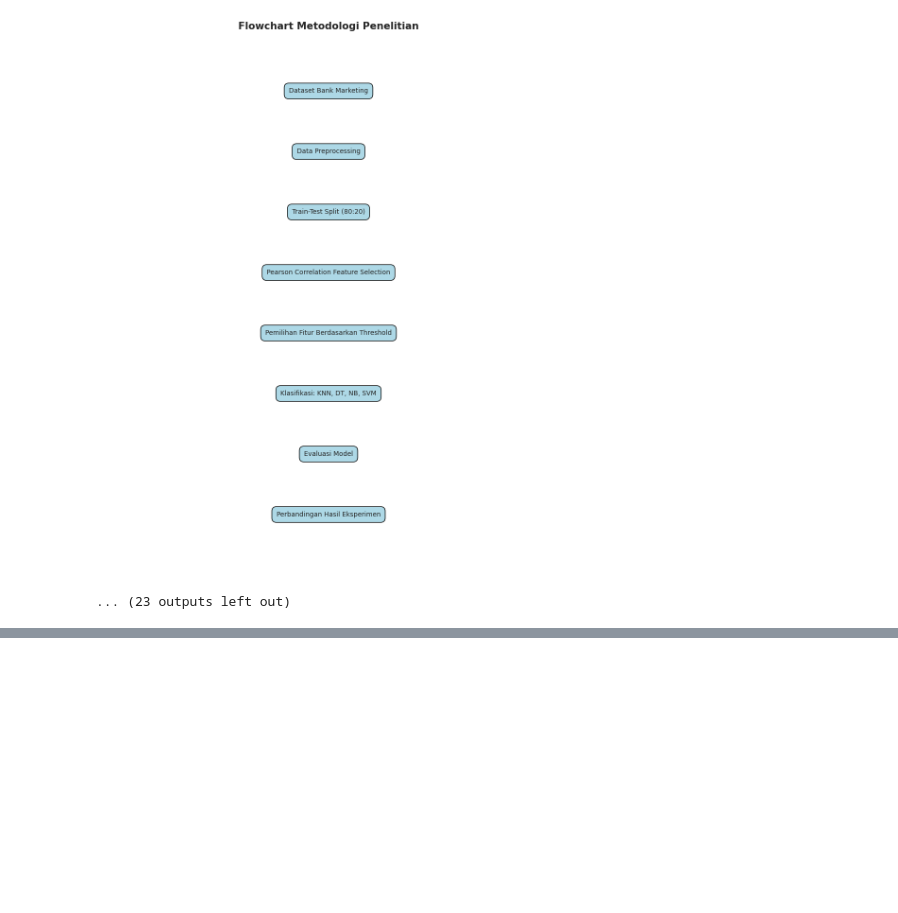
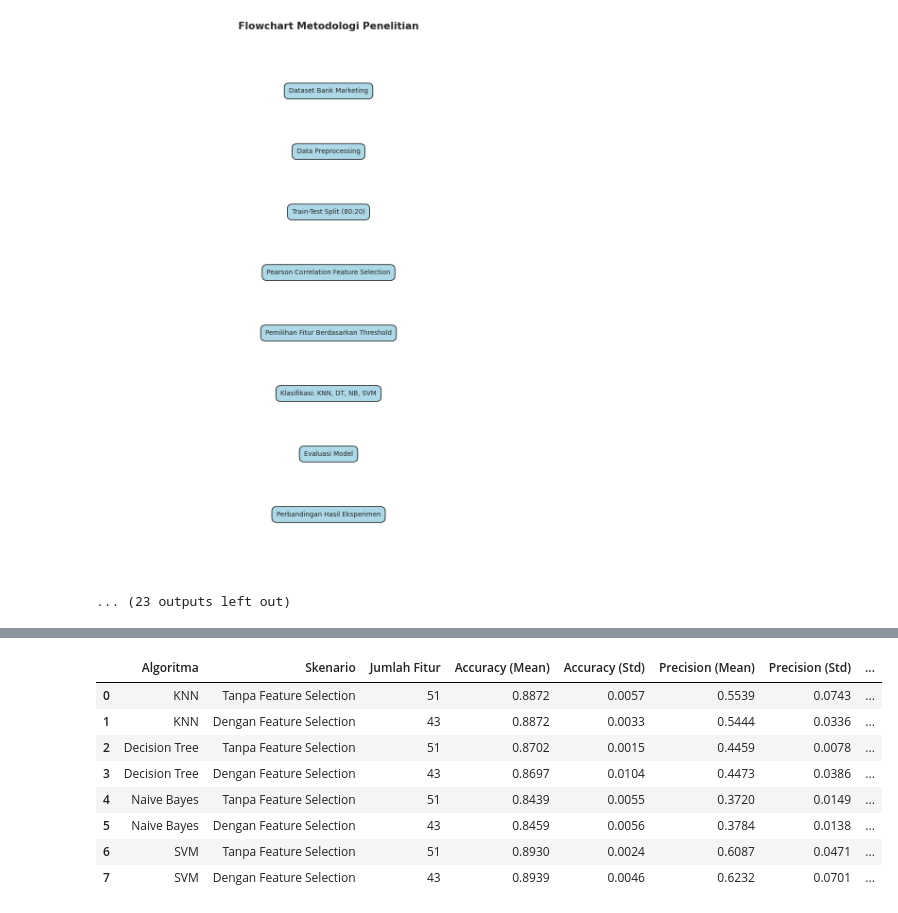
Before and after one commit to ImNotDanish05/2026_Pembelajaran-Mesin_TI-3A, a Jupyter notebook: Week_10/Penilitian_Klasifikasi.ipynb, the cells around one changed output, grey strips where cells are left out. Drawn from its saved outputs; the diff is of its cells as text; code cells hidden in the pictures; blank space fills up the shorter version.

```diff
--- a/Week_10/Penilitian_Klasifikasi.ipynb
+++ b/Week_10/Penilitian_Klasifikasi.ipynb
@@ -1098,0 +1105,83 @@ Membuat Flowchart Metodologi Penelitian...
+# %%
+from sklearn.model_selection import StratifiedKFold, cross_validate
+
+print("=" * 75)
+print("PROSES EVALUASI DENGAN 5-FOLD CROSS-VALIDATION (OPTIMIZED)")
+print("=" * 75)
+
+# Agar prosesnya cepat dan tidak memakan waktu berjam-jam,
+# kita gunakan stratified sampling 10% dari data secara seimbang khusus untuk CV ini.
+sampler = StratifiedKFold(n_splits=10, shuffle=True, random_state=RANDOM_STATE)
+for _, sub_index in sampler.split(X, y):
+    X_sub, y_sub = X.iloc[sub_index], y.iloc[sub_index]
+    break # Kita hanya mengambil 1 fold (10% data) secara representatif
+
+print(f"Menggunakan sampel representatif sebanyak {len(X_sub)} baris untuk mempercepat Cross-Validation.")
+
+# Definisikan model kembali untuk memastikan kondisi awal bersih
+cv_models = {
+    "KNN": KNeighborsClassifier(n_neighbors=5, weights="uniform", metric="minkowski"),
+    "Decision Tree": DecisionTreeClassifier(criterion="gini", max_depth=None, random_state=RANDOM_STATE),
+    "Naive Bayes": GaussianNB(),
+    "SVM": SVC(kernel="rbf", C=1.0, gamma="scale", probability=False, random_state=RANDOM_STATE) # probability=False mempercepat proses drastis
+}
+
+# Gunakan StratifiedKFold agar distribusi kelas tetap seimbang di setiap fold
+cv = StratifiedKFold(n_splits=5, shuffle=True, random_state=RANDOM_STATE)
+
+# Praproses sampel data menggunakan preprocessor yang sudah di-fit sebelumnya
+X_sub_processed = preprocessor.transform(X_sub)
+X_sub_processed = pd.DataFrame(X_sub_processed, columns=feature_names)
+
+# Terapkan Feature Selection pada sampel data
+X_sub_selected = X_sub_processed[selected_features]
+
+# Lakukan scaling
+scaler_cv = StandardScaler()
+X_sub_scaled = scaler_cv.fit_transform(X_sub_processed)
+X_sub_selected_scaled = scaler_cv.fit_transform(X_sub_selected)
+
+scoring_metrics = ['accuracy', 'precision', 'recall', 'f1']
+cv_results_list = []
+
+for model_name, model in cv_models.items():
+    print(f"\nMelakukan Cross-Validation untuk: {model_name}...")
+
+    for scenario, data_input in [("Tanpa Feature Selection", X_sub_scaled),
+                                 ("Dengan Feature Selection", X_sub_selected_scaled)]:
+
+        cv_scores = cross_validate(
+            model,
+            data_input,
+            y_sub,
+            cv=cv,
+            scoring=scoring_metrics,
+            n_jobs=-1
+        )
+
+        cv_results_list.append({
+            "Algoritma": model_name,
+            "Skenario": scenario,
+            "Jumlah Fitur": data_input.shape[1],
+            "Accuracy (Mean)": np.mean(cv_scores['test_accuracy']),
+            "Accuracy (Std)": np.std(cv_scores['test_accuracy']),
+            "Precision (Mean)": np.mean(cv_scores['test_precision']),
+            "Precision (Std)": np.std(cv_scores['test_precision']),
+            "Recall (Mean)": np.mean(cv_scores['test_recall']),
+            "Recall (Std)": np.std(cv_scores['test_recall']),
+            "F1-Score (Mean)": np.mean(cv_scores['test_f1']),
+            "F1-Score (Std)": np.std(cv_scores['test_f1'])
+        })
+
+cv_results_df = pd.DataFrame(cv_results_list)
+
+# ================================================================
+# MENAMPILKAN TABEL HASIL CROSS-VALIDATION
+# ================================================================
+
+print("\n" + "=" * 75)
+print("TABEL EVALUASI CROSS-VALIDATION (SEBELUM VS SESUDAH FEATURE SELECTION)")
+print("=" * 75)
+
+display(cv_results_df.round(4))
+# %% [output]
@@ -1098,0 +1204,9 @@ Membuat Flowchart Metodologi Penelitian...
+|  | Algoritma | Skenario | Jumlah Fitur | Accuracy (Mean) | Accuracy (Std) | Precision (Mean) | Precision (Std) | ... |
+| 0 | KNN | Tanpa Feature Selection | 51 | 0.8872 | 0.0057 | 0.5539 | 0.0743 | ... |
+| 1 | KNN | Dengan Feature Selection | 43 | 0.8872 | 0.0033 | 0.5444 | 0.0336 | ... |
+| 2 | Decision Tree | Tanpa Feature Selection | 51 | 0.8702 | 0.0015 | 0.4459 | 0.0078 | ... |
+| 3 | Decision Tree | Dengan Feature Selection | 43 | 0.8697 | 0.0104 | 0.4473 | 0.0386 | ... |
+| 4 | Naive Bayes | Tanpa Feature Selection | 51 | 0.8439 | 0.0055 | 0.3720 | 0.0149 | ... |
+| 5 | Naive Bayes | Dengan Feature Selection | 43 | 0.8459 | 0.0056 | 0.3784 | 0.0138 | ... |
+| 6 | SVM | Tanpa Feature Selection | 51 | 0.8930 | 0.0024 | 0.6087 | 0.0471 | ... |
+| 7 | SVM | Dengan Feature Selection | 43 | 0.8939 | 0.0046 | 0.6232 | 0.0701 | ... |
```
Also changed, not shown: parts of 2 cells of this notebook.
